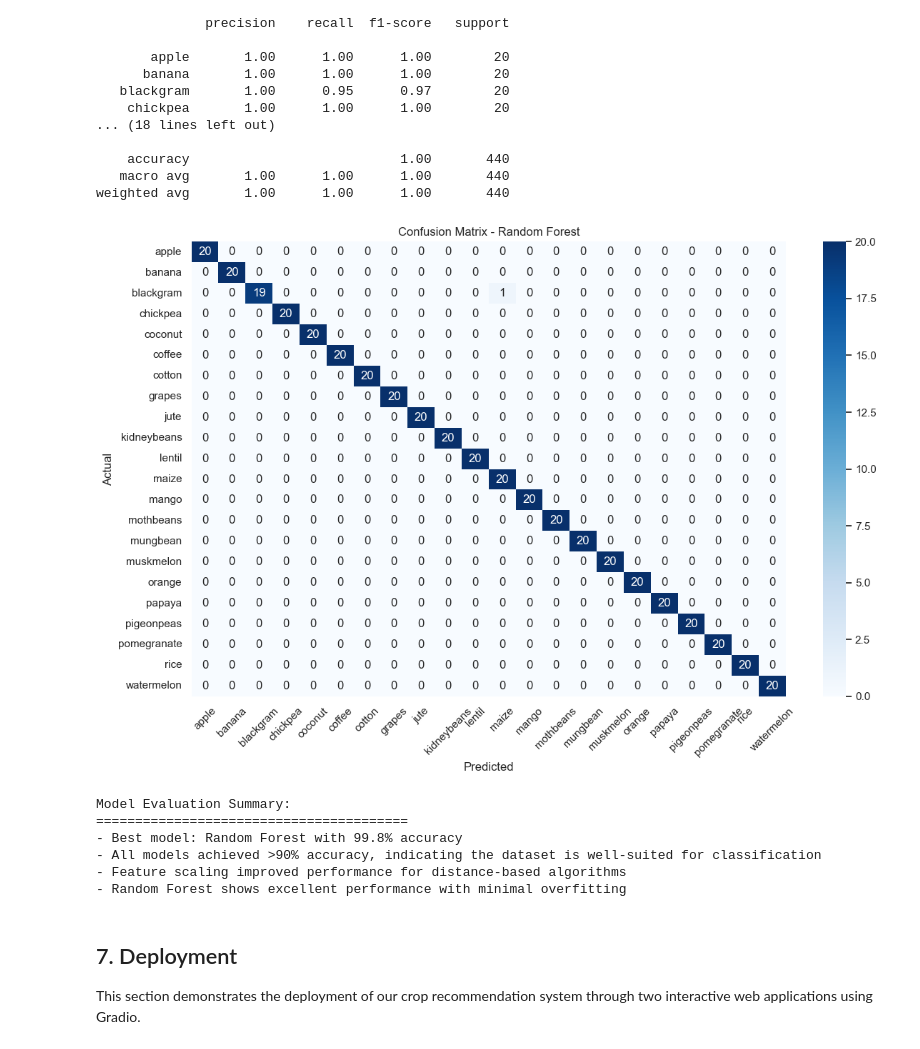
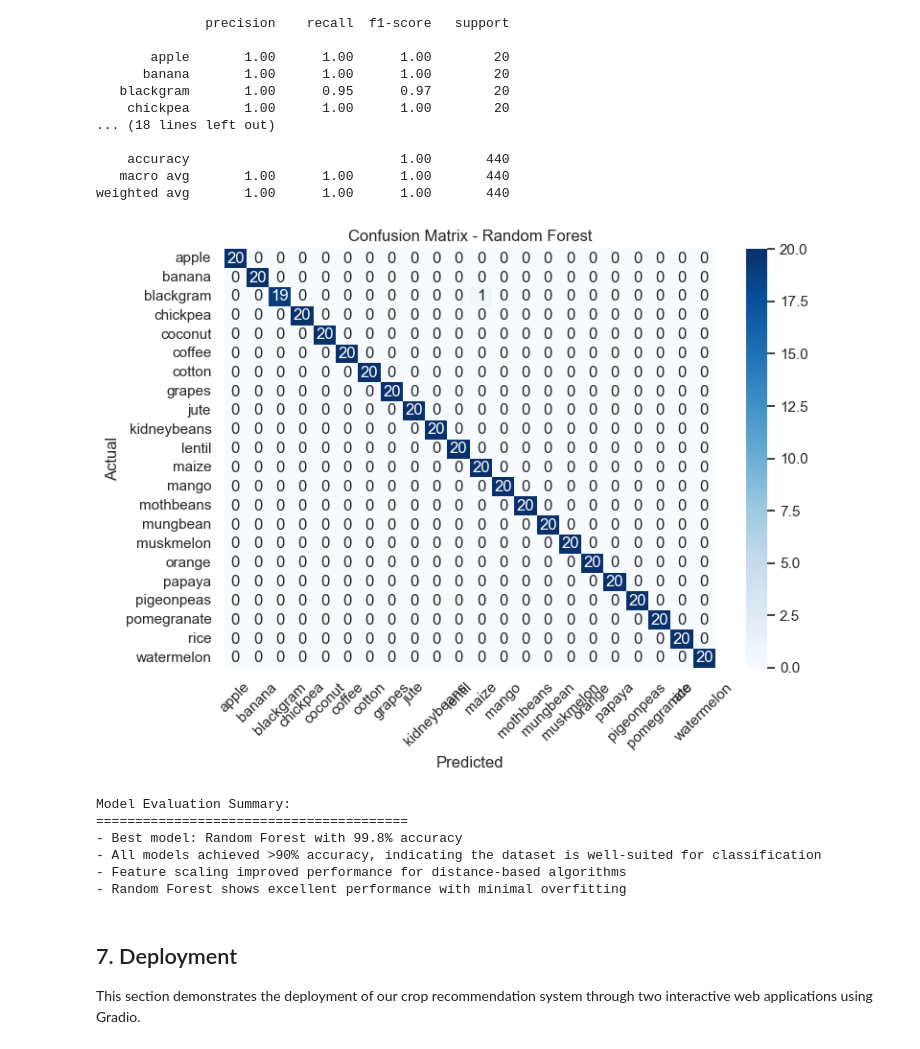
Before and after one commit to victorhg/aai-510-final-project-group4, a Jupyter notebook: notebooks/COMBINED.ipynb, the cells around one changed output. Saved outputs shown, nothing was run; the diff lists cells and outputs as text; code cells hidden in the pictures.

```diff
--- a/notebooks/COMBINED.ipynb
+++ b/notebooks/COMBINED.ipynb
@@ -522,27 +537,27 @@ Detailed Classification Report for Random Forest:
 weighted avg       1.00      1.00      1.00       440
 # %%
 # Confusion matrix for best model
-plt.figure(figsize=(12, 8))
+plt.figure(figsize=(8, 6))
 cm = confusion_matrix(y_test, y_best_pred)
 sns.heatmap(cm, annot=True, fmt='d', cmap='Blues',
             xticklabels=label_encoder.classes_,
             yticklabels=label_encoder.classes_)
 plt.title(f'Confusion Matrix - {best_model_name}')
 plt.xlabel('Predicted')
 plt.ylabel('Actual')
 plt.xticks(rotation=45)
 plt.yticks(rotation=0)
 plt.tight_layout()
 plt.show()
 
 print("\nModel Evaluation Summary:")
 print("=" * 40)
 print(f"- Best model: {best_model_name} with {results_df.loc[best_model_name, 'test_accuracy']:.1%} accuracy")
 print(f"- All models achieved >90% accuracy, indicating the dataset is well-suited for classification")
 print(f"- Feature scaling improved performance for distance-based algorithms")
 print(f"- Random Forest shows excellent performance with minimal overfitting")
 # %% [output]
-[figure, old version]
+[figure, new version]
 Model Evaluation Summary:
 ========================================
 - Best model: Random Forest with 99.8% accuracy
```
Also changed, not shown: parts of 6 cells of this notebook.
